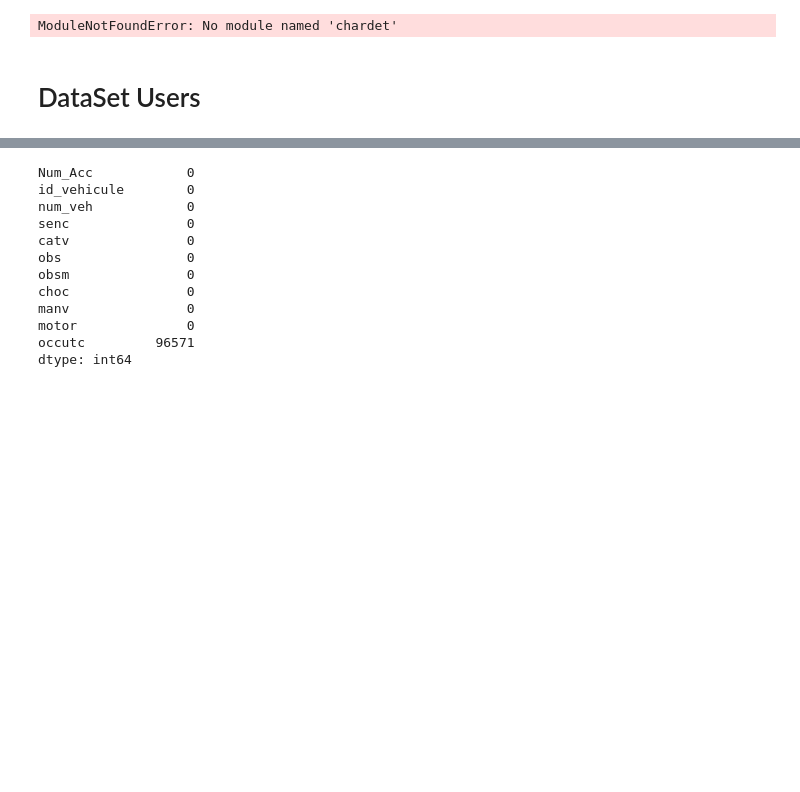
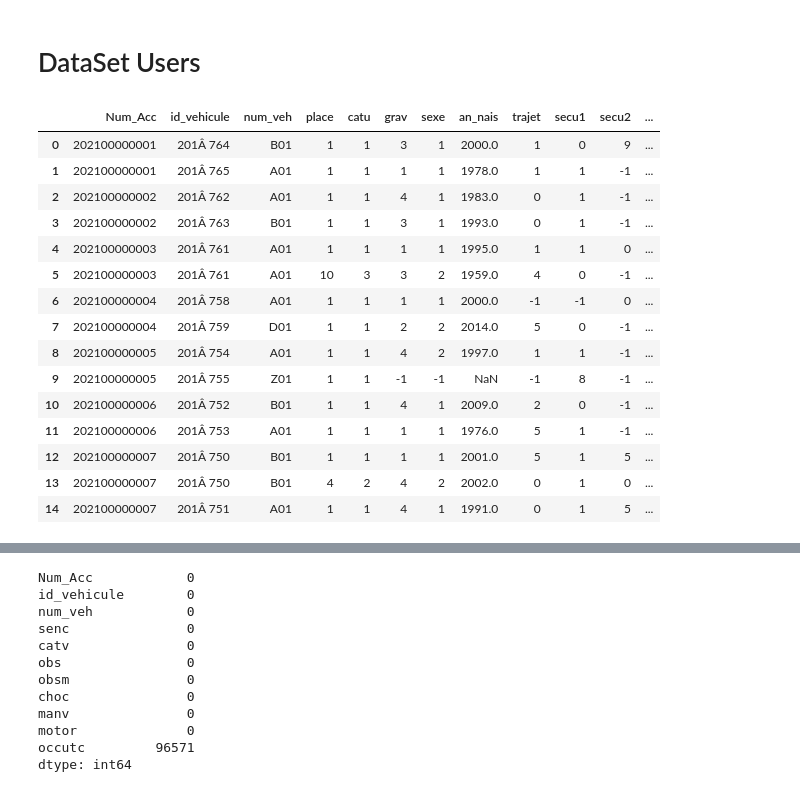
Before and after one commit to DataScientest-Studio/Template_MLOps_accidents, a Jupyter notebook: notebooks/1.0-ldj-initial-data-exploration.ipynb, the cells around one changed output, grey strips where cells are left out. Drawn from its saved outputs; the diff is of its cells as text; code cells hidden in the pictures; blank space fills up the shorter version.

Commit message:
restore files and preprocess data on jupyter notebook

```diff
--- a/notebooks/1.0-ldj-initial-data-exploration.ipynb
+++ b/notebooks/1.0-ldj-initial-data-exploration.ipynb
@@ -4,12 +8,3 @@ import numpy as np
-# %%
-import chardet
-
-with open('C:/Users/lenov/Documents/Template_MLOps_accidents/data/raw/caracteristiques-2021.csv', 'rb') as file:
-    result = chardet.detect(file.read())
-
-print(result['encoding'])
-# %% [output]
-ModuleNotFoundError: No module named 'chardet'
 # %%
 #Création des DF
 df_users=pd.read_csv("C:/Users/lenov/Documents/Template_MLOps_accidents/data/raw/usagers-2021.csv", sep=";")
@@ -21,2 +14,23 @@ df = pd.read_csv("C:/Users/lenov/Desktop/caracteristics.csv",encoding='ISO-8859-
 # %% [markdown]
 # DataSet Users
+# %%
+#--Visualizing dataset users
+
+df_users.head(15)
+# %% [output]
+|  | Num_Acc | id_vehicule | num_veh | place | catu | grav | sexe | an_nais | trajet | secu1 | secu2 | ... |
+| 0 | 202100000001 | 201Â 764 | B01 | 1 | 1 | 3 | 1 | 2000.0 | 1 | 0 | 9 | ... |
+| 1 | 202100000001 | 201Â 765 | A01 | 1 | 1 | 1 | 1 | 1978.0 | 1 | 1 | -1 | ... |
+| 2 | 202100000002 | 201Â 762 | A01 | 1 | 1 | 4 | 1 | 1983.0 | 0 | 1 | -1 | ... |
+| 3 | 202100000002 | 201Â 763 | B01 | 1 | 1 | 3 | 1 | 1993.0 | 0 | 1 | -1 | ... |
+| 4 | 202100000003 | 201Â 761 | A01 | 1 | 1 | 1 | 1 | 1995.0 | 1 | 1 | 0 | ... |
+| 5 | 202100000003 | 201Â 761 | A01 | 10 | 3 | 3 | 2 | 1959.0 | 4 | 0 | -1 | ... |
+| 6 | 202100000004 | 201Â 758 | A01 | 1 | 1 | 1 | 1 | 2000.0 | -1 | -1 | 0 | ... |
+| 7 | 202100000004 | 201Â 759 | D01 | 1 | 1 | 2 | 2 | 2014.0 | 5 | 0 | -1 | ... |
+| 8 | 202100000005 | 201Â 754 | A01 | 1 | 1 | 4 | 2 | 1997.0 | 1 | 1 | -1 | ... |
+| 9 | 202100000005 | 201Â 755 | Z01 | 1 | 1 | -1 | -1 | NaN | -1 | 8 | -1 | ... |
+| 10 | 202100000006 | 201Â 752 | B01 | 1 | 1 | 4 | 1 | 2009.0 | 2 | 0 | -1 | ... |
+| 11 | 202100000006 | 201Â 753 | A01 | 1 | 1 | 1 | 1 | 1976.0 | 5 | 1 | -1 | ... |
+| 12 | 202100000007 | 201Â 750 | B01 | 1 | 1 | 1 | 1 | 2001.0 | 5 | 1 | 5 | ... |
+| 13 | 202100000007 | 201Â 750 | B01 | 4 | 2 | 4 | 2 | 2002.0 | 0 | 1 | 0 | ... |
+| 14 | 202100000007 | 201Â 751 | A01 | 1 | 1 | 4 | 1 | 1991.0 | 0 | 1 | 5 | ... |
```
Also changed, not shown: parts of 57 cells of this notebook, 3 other files.
